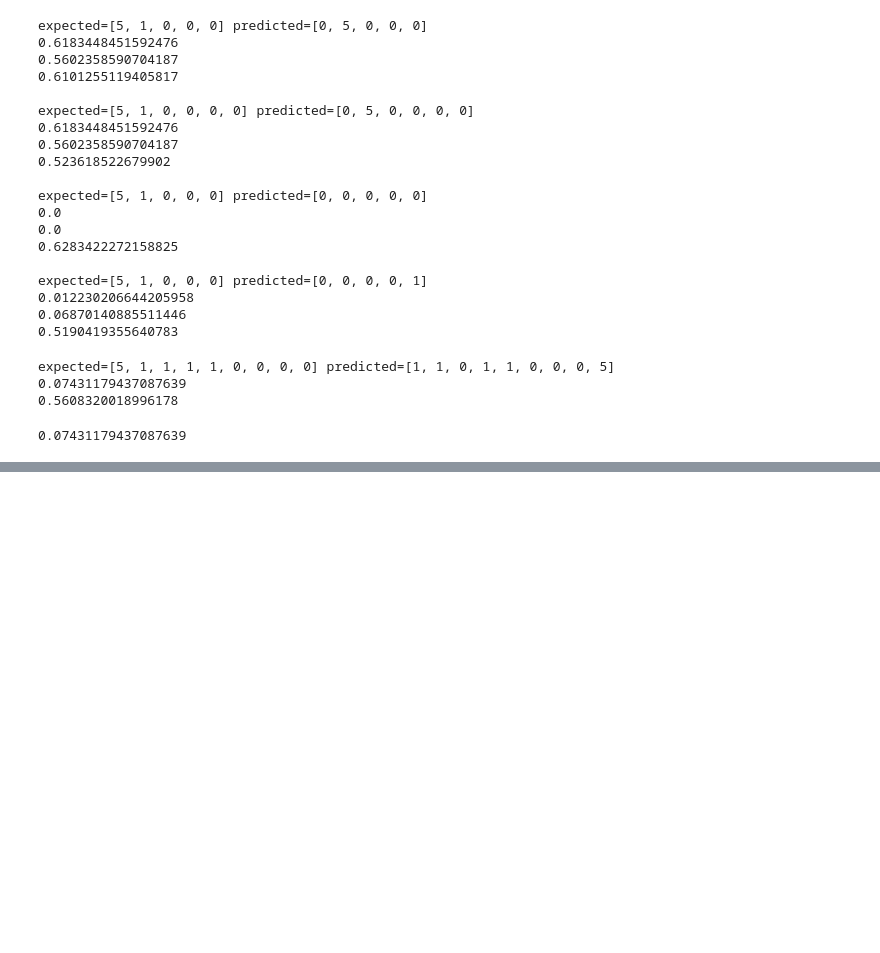
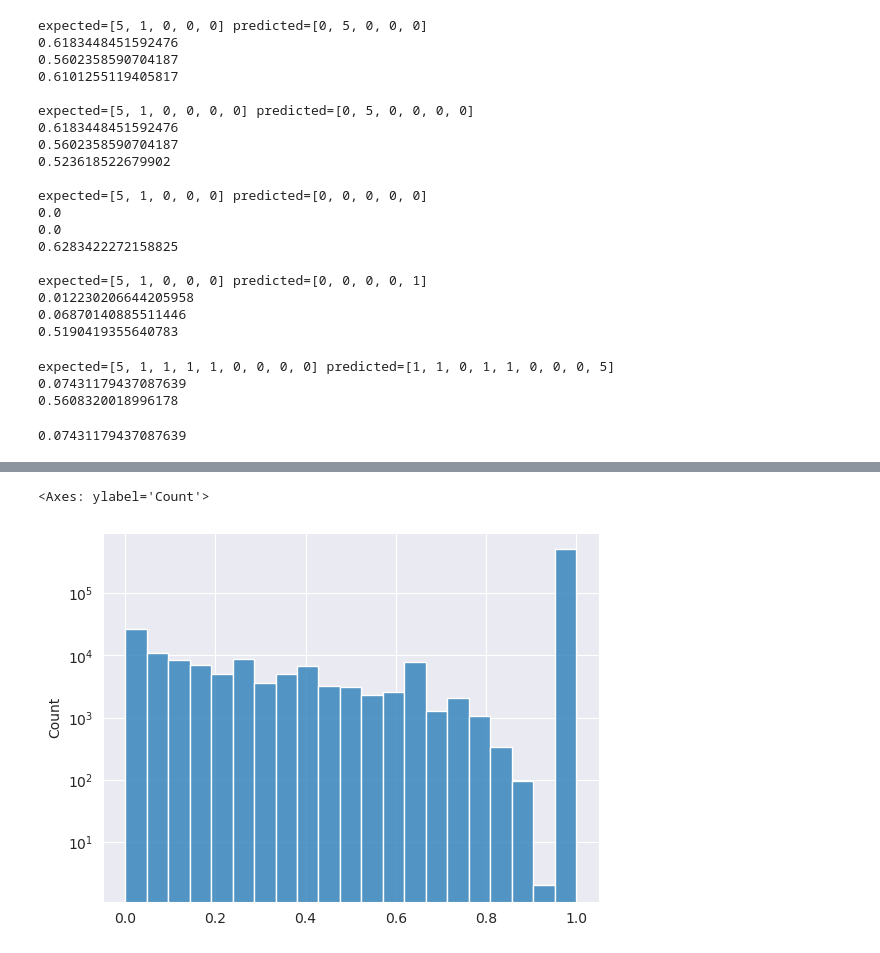
Before and after one commit to chrysapz/Expedia-Hotel-Reccomendation, a Jupyter notebook: robert_eda.ipynb, the cells around one changed output, grey strips where cells are left out. Saved outputs shown, nothing was run; the diff lists cells and outputs as text; code cells hidden in the pictures; blank space fills up the shorter version.

```diff
--- a/robert_eda.ipynb
+++ b/robert_eda.ipynb
@@ -1264,0 +1375,6 @@ ndcg_dmt(predicted, 5)
+# %%
+def _click_binom_test(row):
+    return stats.binomtest(row.click_bool, row.srch_destination_id, p=avg_click_prob).pvalue
+
+click_pval = df_ps.apply(_click_binom_test, axis=1)
+click_pval
@@ -1264,0 +1395,5 @@ ndcg_dmt(predicted, 5)
+# %%
+sns.histplot(click_pval, discrete=False, log_scale=(False, True))
+# %% [output]
+<Axes: ylabel='Count'>
+[figure, added]
```
Also changed, not shown: parts of 20 cells of this notebook, 3 other files.
